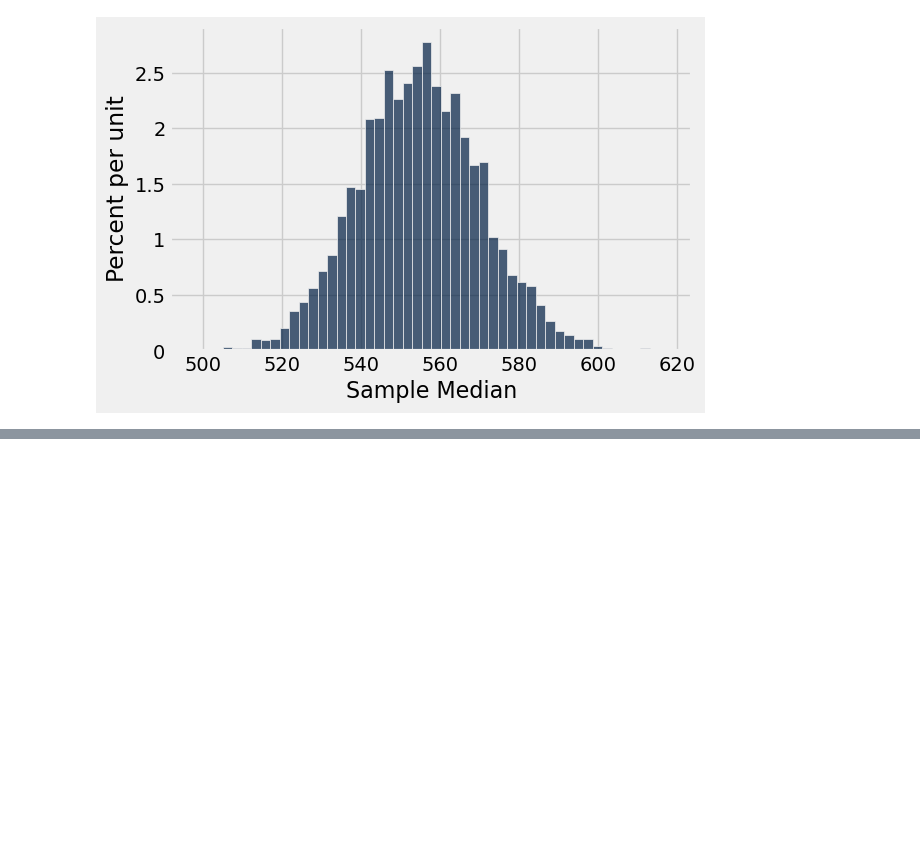
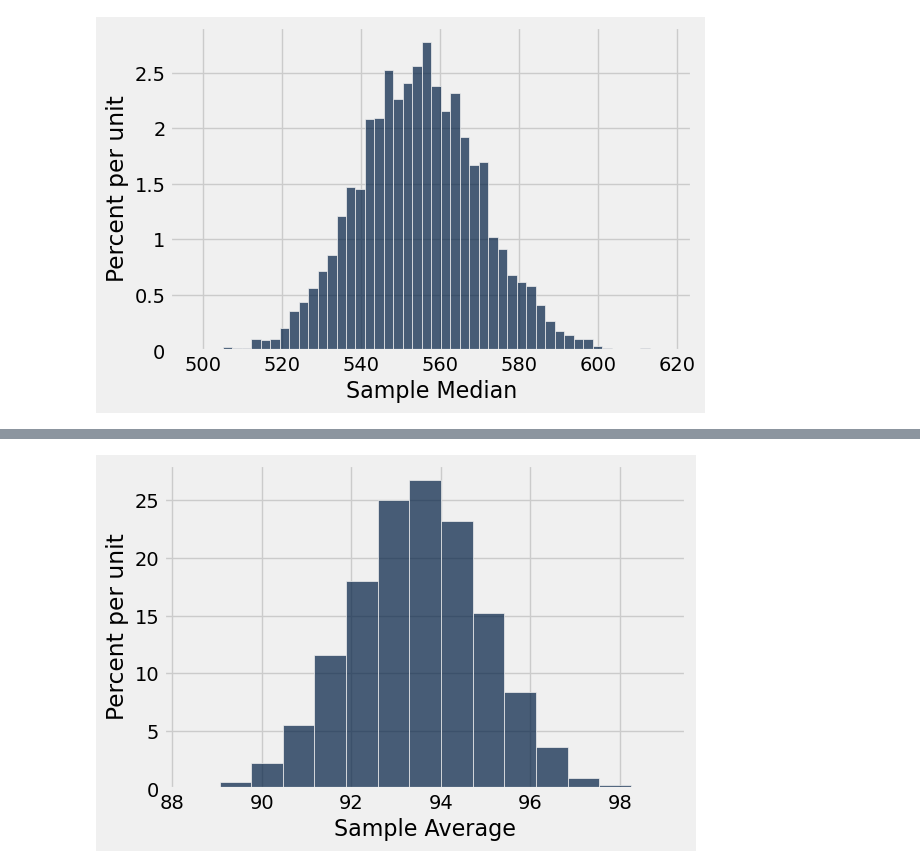
Before and after one commit to lawtonsclass/s26-code-from-class, a Jupyter notebook: data8/ch10.ipynb, the cells around one changed output, grey strips where cells are left out. Saved outputs shown, nothing was run; the diff lists cells and outputs as text; code cells hidden in the pictures; blank space fills up the shorter version.

```diff
--- a/data8/ch10.ipynb
+++ b/data8/ch10.ipynb
@@ -262,0 +314,4 @@ simulated_medians.hist(0, bins=50)
+# %%
+calculate_and_graph_sample_averages(100)
+# %% [output]
+[figure, added]
```
Also changed, not shown: parts of 14 cells of this notebook.
